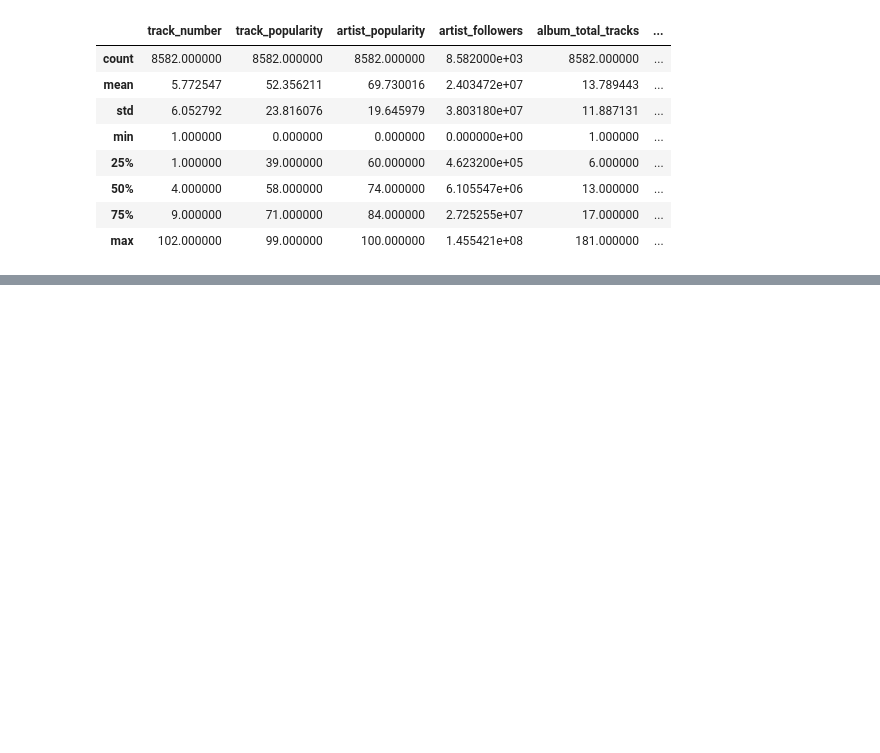
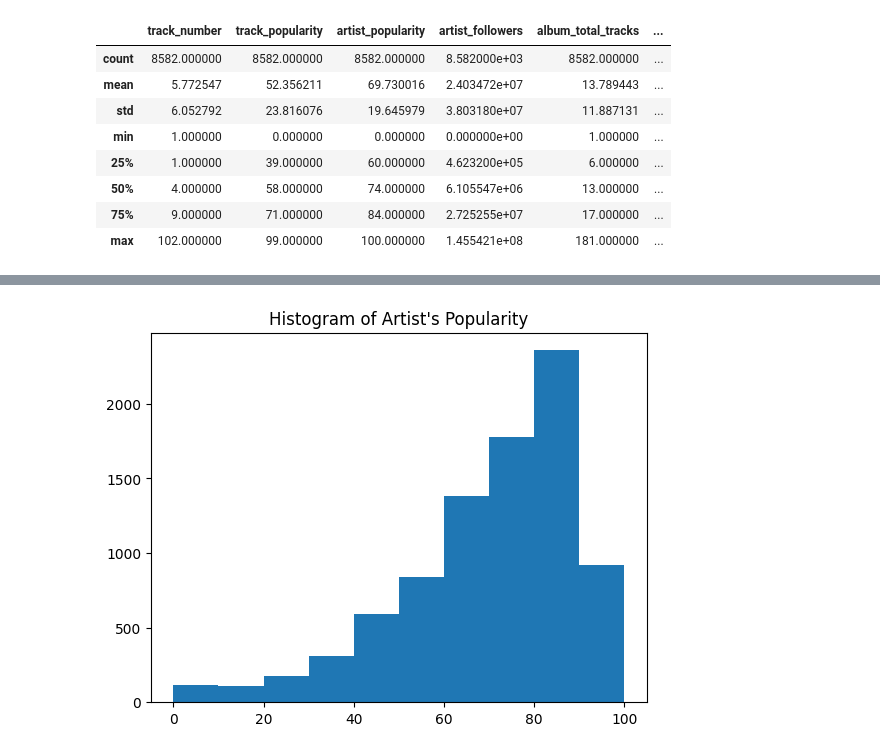
Before and after one commit to rrachxz/WIA1007, a Jupyter notebook: tutorial 4/tutorial4.ipynb, the cells around one changed output, grey strips where cells are left out. Cells and saved outputs as stored; diff of their text form; code cells hidden in the pictures; blank space fills up the shorter version.

```diff
--- a/tutorial 4/tutorial4.ipynb
+++ b/tutorial 4/tutorial4.ipynb
@@ -80,0 +76,6 @@ plt.show()
+# %%
+plt.hist(data["artist_popularity"])
+plt.title("Histogram of Artist's Popularity")
+plt.show()
+# %% [output]
+[figure, added]
```
Also changed, not shown: parts of 1 cell of this notebook.
